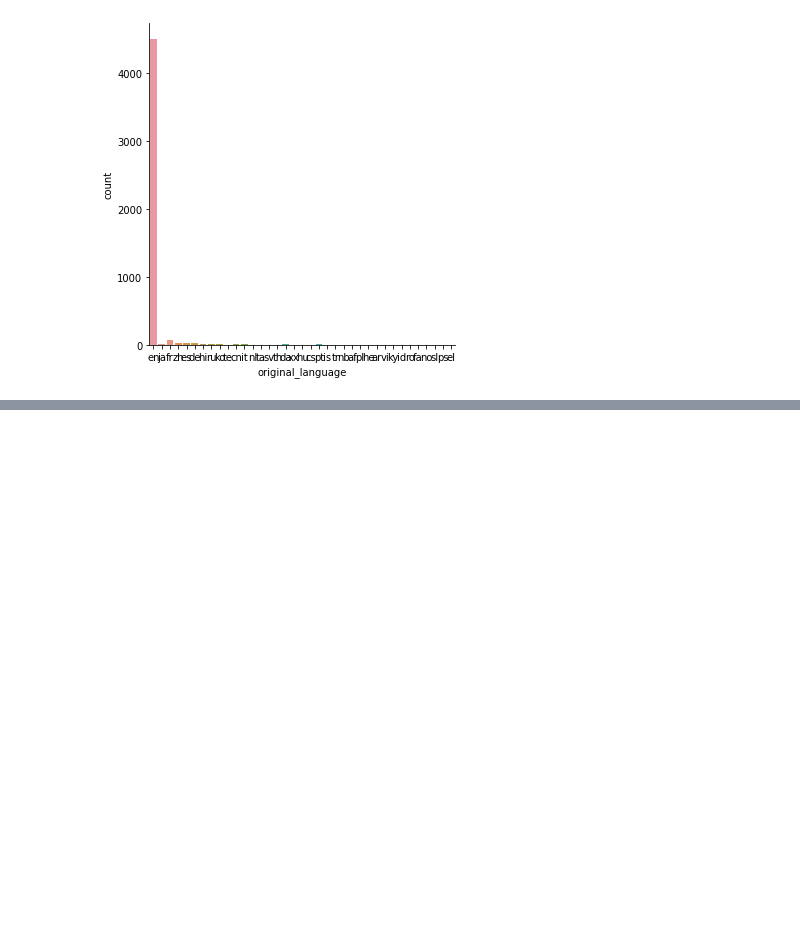
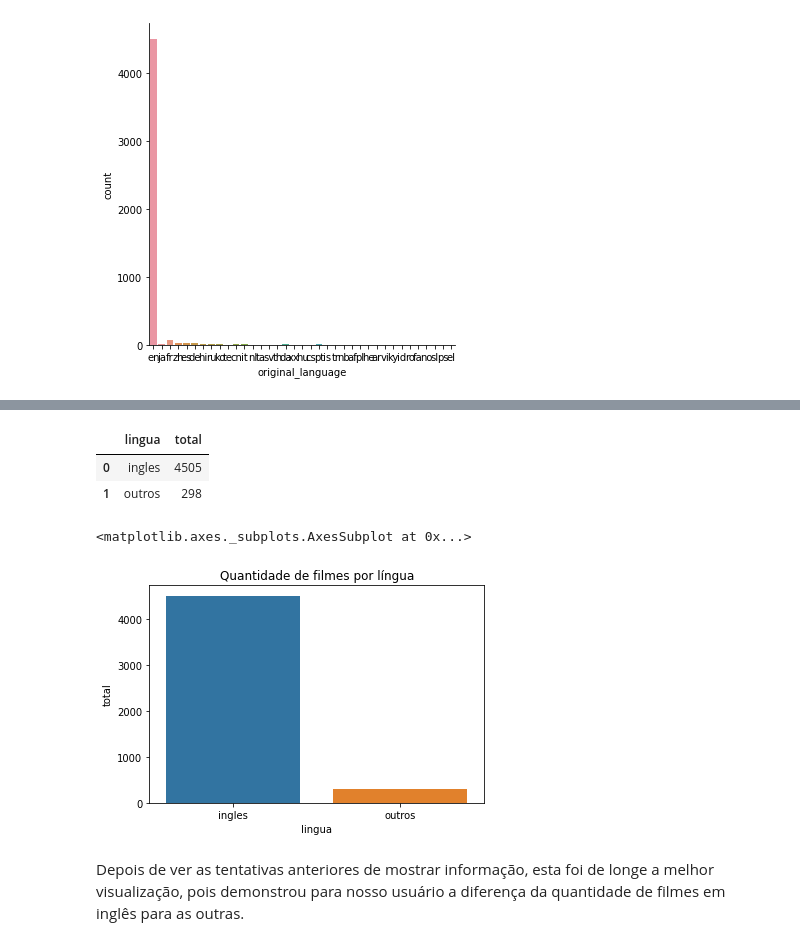
Before and after one commit to laurivansareta/introducao-a-data-science, a Jupyter notebook: Introdução_a_Data_Science.ipynb, the cells around one changed output, grey strips where cells are left out. Saved outputs shown, nothing was run; the diff lists cells and outputs as text; code cells hidden in the pictures; blank space fills up the shorter version.

```diff
--- a/Introdução_a_Data_Science.ipynb
+++ b/Introdução_a_Data_Science.ipynb
@@ -375,0 +401,26 @@ sns.catplot(x="original_language", kind="count", data=tmdb)
+# %%
+contagem_por_lingua = tmdb["original_language"].value_counts()
+total_geral = contagem_por_lingua.sum()
+total_ingles = contagem_por_lingua.loc["en"]
+total_restante = total_geral - total_ingles
+# %%
+# Cria novo DataFrame com os dados no formato que vamos precisar.
+dados = {
+    'lingua' : ['ingles','outros'],
+    'total' : [total_ingles, total_restante]
+}
+
+dados = pd.DataFrame(dados)
+dados
+# %% [output]
+|  | lingua | total |
+| 0 | ingles | 4505 |
+| 1 | outros | 298 |
+# %%
+plt.title("Quantidade de filmes por língua")
+sns.barplot(x="lingua", y="total", data=dados)
+# %% [output]
+<matplotlib.axes._subplots.AxesSubplot at 0x...>
+[figure, added]
+# %% [markdown]
+Depois de ver as tentativas anteriores de mostrar informação, esta foi de longe a melhor visualização, pois demonstrou para nosso usuário a diferença da quantidade de filmes em inglês para as outras.
```
Also changed, not shown: parts of 2 cells of this notebook.
